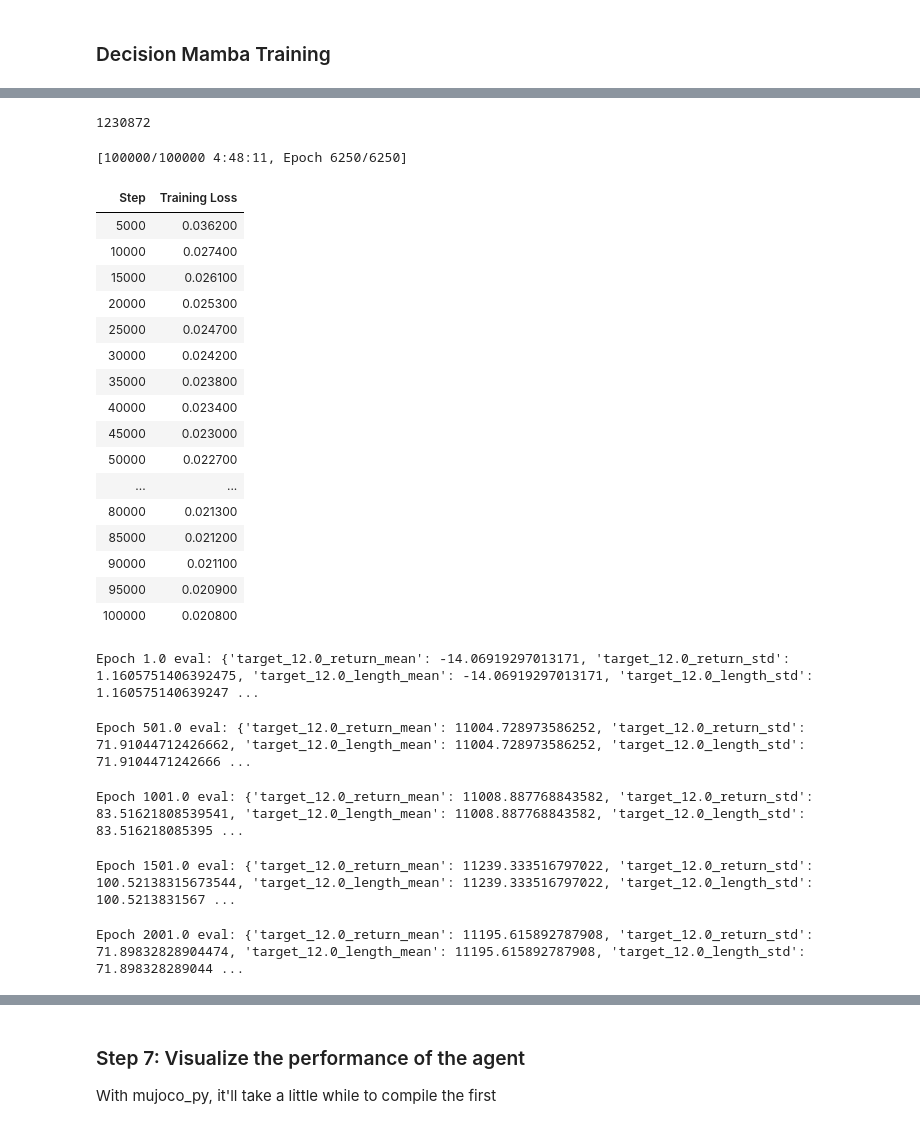
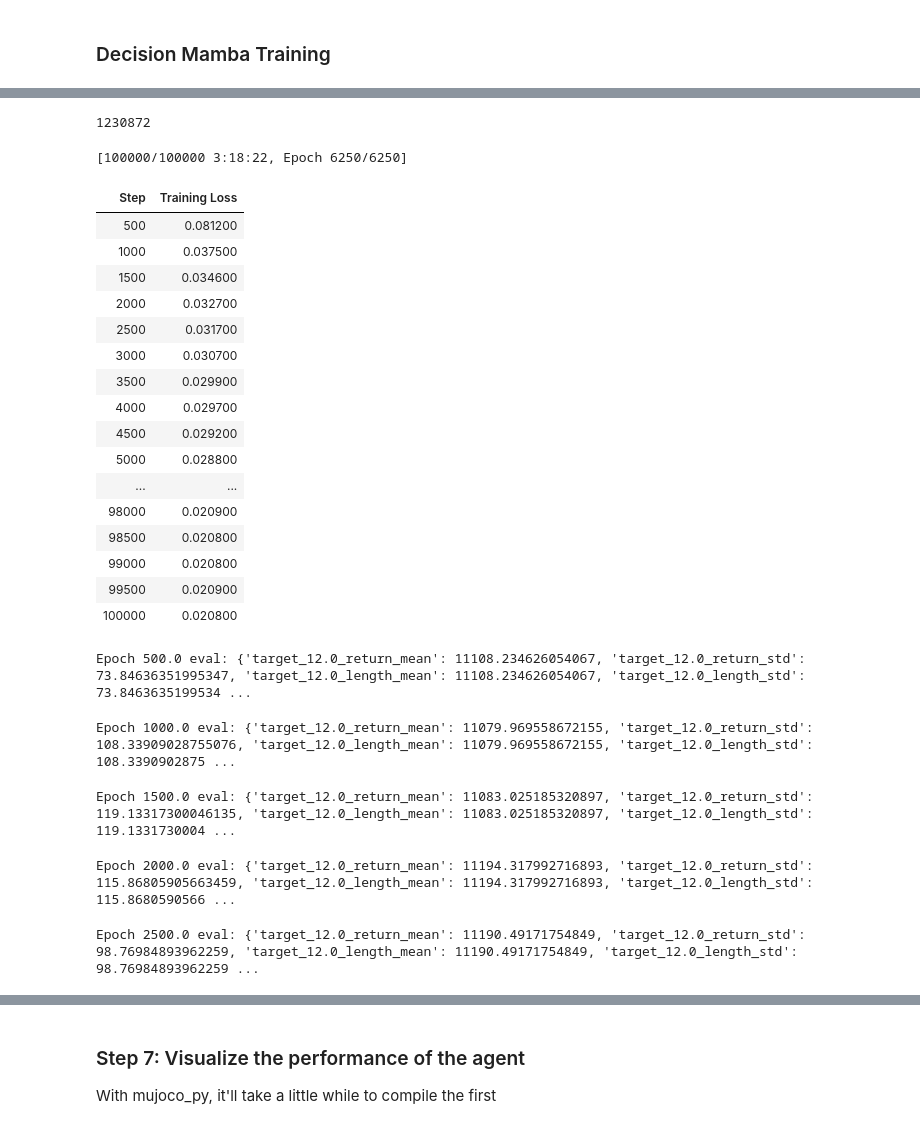
Before and after one commit to JVP15/DecisionMamba, a Jupyter notebook: train_decision_transformers.ipynb, the cells around one changed output, grey strips where cells are left out. Drawn from its saved outputs; the diff is of its cells as text; code cells hidden in the pictures.

```diff
--- a/train_decision_transformers.ipynb
+++ b/train_decision_transformers.ipynb
@@ -34,7 +34,9 @@ We host a number of Offline RL Datasets on the hub. Today we will be training wi
 First we need to import the load_dataset function from the 🤗 datasets package and download the dataset to our machine.
 # %%
 os.environ["WANDB_DISABLED"] = "true" # we diable weights and biases logging for this tutorial
-dataset = load_dataset("edbeeching/decision_transformer_gym_replay", "halfcheetah-expert-v2")
+DATASET_NAME = "halfcheetah-medium-expert-v2"
+
+dataset = load_dataset("edbeeching/decision_transformer_gym_replay", DATASET_NAME, )
 # %% [markdown]
 ### Step 4: Defining a custom DataCollator for the transformers Trainer class
 # %%
@@ -259,76 +293,42 @@ act_dim = env.action_space.shape[0]
-# %%
-def evaluate_episodes(num_eval_episodes, model):
-    returns, lengths = [], []
-
-    model.eval()
-
-    with torch.no_grad():
-        for _ in tqdm(range(num_eval_episodes)):
-            ret, length = evaluate_episode_rtg(
-                env=env,
-                state_dim=state_dim,
-                act_dim=act_dim,
-                model=model,
-                scale=scale,
-                state_mean=state_mean,
-                state_std=state_std,
-                device=device,
-                target_return=TARGET_RETURN,
-            )
-
-            returns.append(ret)
-            lengths.append(ret)
-
-    return {
-        f'target_{TARGET_RETURN}_return_mean': np.mean(returns),
-        f'target_{TARGET_RETURN}_return_std': np.std(returns),
-        f'target_{TARGET_RETURN}_length_mean': np.mean(lengths),
-        f'target_{TARGET_RETURN}_length_std': np.std(lengths),
-    }
-
-class EvaluateCallback(TrainerCallback):
-    def on_epoch_end(self, args, state, control, **kwargs):
-        if (int(state.epoch) - 1) % 500 == 0:
-            print('Epoch', state.epoch, 'eval:', evaluate_episodes(5, model))
 # %%
 config = DecisionTransformerConfig(state_dim=collator.state_dim, act_dim=collator.act_dim)
 model = TrainableDM(config)
 
 print(num_params(model))
 
 trainer = Trainer(
     model=model,
     args=training_args,
     train_dataset=dataset["train"],
     data_collator=collator,
     callbacks=[EvaluateCallback()],
 )
 
 trainer.train()
 
-evaluate_episodes(5, model)
+evaluate_episodes(10, model)
 # %% [output]
 1230872
-[100000/100000 4:48:11, Epoch 6250/6250]
+[100000/100000 3:18:22, Epoch 6250/6250]
 | Step | Training Loss |
-| 5000 | 0.036200 |
-| 10000 | 0.027400 |
-| 15000 | 0.026100 |
-| 20000 | 0.025300 |
-| 25000 | 0.024700 |
-| 30000 | 0.024200 |
-| 35000 | 0.023800 |
-| 40000 | 0.023400 |
-| 45000 | 0.023000 |
-| 50000 | 0.022700 |
+| 500 | 0.081200 |
+| 1000 | 0.037500 |
+| 1500 | 0.034600 |
+| 2000 | 0.032700 |
+| 2500 | 0.031700 |
+| 3000 | 0.030700 |
+| 3500 | 0.029900 |
+| 4000 | 0.029700 |
+| 4500 | 0.029200 |
+| 5000 | 0.028800 |
 | ... | ... |
-| 80000 | 0.021300 |
-| 85000 | 0.021200 |
-| 90000 | 0.021100 |
-| 95000 | 0.020900 |
+| 98000 | 0.020900 |
+| 98500 | 0.020800 |
+| 99000 | 0.020800 |
+| 99500 | 0.020900 |
 | 100000 | 0.020800 |
-Epoch 1.0 eval: {'target_12.0_return_mean': -14.06919297013171, 'target_12.0_return_std': 1.1605751406392475, 'target_12.0_length_mean': -14.06919297013171, 'target_12.0_length_std': 1.160575140639247 ...
+Epoch 500.0 eval: {'target_12.0_return_mean': 11108.234626054067, 'target_12.0_return_std': 73.84636351995347, 'target_12.0_length_mean': 11108.234626054067, 'target_12.0_length_std': 73.8463635199534 ...
-Epoch 501.0 eval: {'target_12.0_return_mean': 11004.728973586252, 'target_12.0_return_std': 71.91044712426662, 'target_12.0_length_mean': 11004.728973586252, 'target_12.0_length_std': 71.9104471242666 ...
+Epoch 1000.0 eval: {'target_12.0_return_mean': 11079.969558672155, 'target_12.0_return_std': 108.33909028755076, 'target_12.0_length_mean': 11079.969558672155, 'target_12.0_length_std': 108.3390902875 ...
-Epoch 1001.0 eval: {'target_12.0_return_mean': 11008.887768843582, 'target_12.0_return_std': 83.51621808539541, 'target_12.0_length_mean': 11008.887768843582, 'target_12.0_length_std': 83.516218085395 ...
+Epoch 1500.0 eval: {'target_12.0_return_mean': 11083.025185320897, 'target_12.0_return_std': 119.13317300046135, 'target_12.0_length_mean': 11083.025185320897, 'target_12.0_length_std': 119.1331730004 ...
-Epoch 1501.0 eval: {'target_12.0_return_mean': 11239.333516797022, 'target_12.0_return_std': 100.52138315673544, 'target_12.0_length_mean': 11239.333516797022, 'target_12.0_length_std': 100.5213831567 ...
+Epoch 2000.0 eval: {'target_12.0_return_mean': 11194.317992716893, 'target_12.0_return_std': 115.86805905663459, 'target_12.0_length_mean': 11194.317992716893, 'target_12.0_length_std': 115.8680590566 ...
-Epoch 2001.0 eval: {'target_12.0_return_mean': 11195.615892787908, 'target_12.0_return_std': 71.89832828904474, 'target_12.0_length_mean': 11195.615892787908, 'target_12.0_length_std': 71.898328289044 ...
+Epoch 2500.0 eval: {'target_12.0_return_mean': 11190.49171754849, 'target_12.0_return_std': 98.76984893962259, 'target_12.0_length_mean': 11190.49171754849, 'target_12.0_length_std': 98.76984893962259 ...
```
Also changed, not shown: parts of 9 cells of this notebook.
